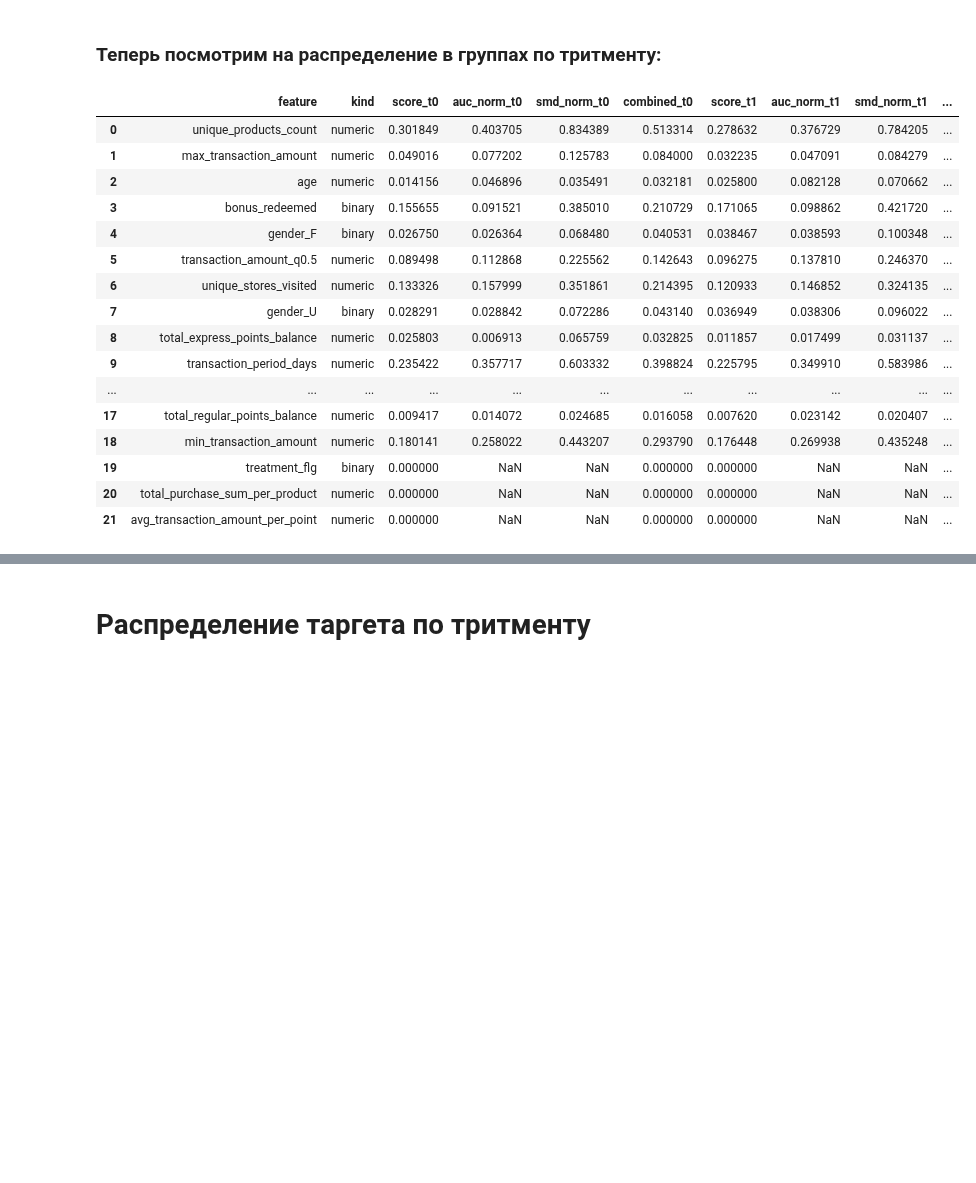
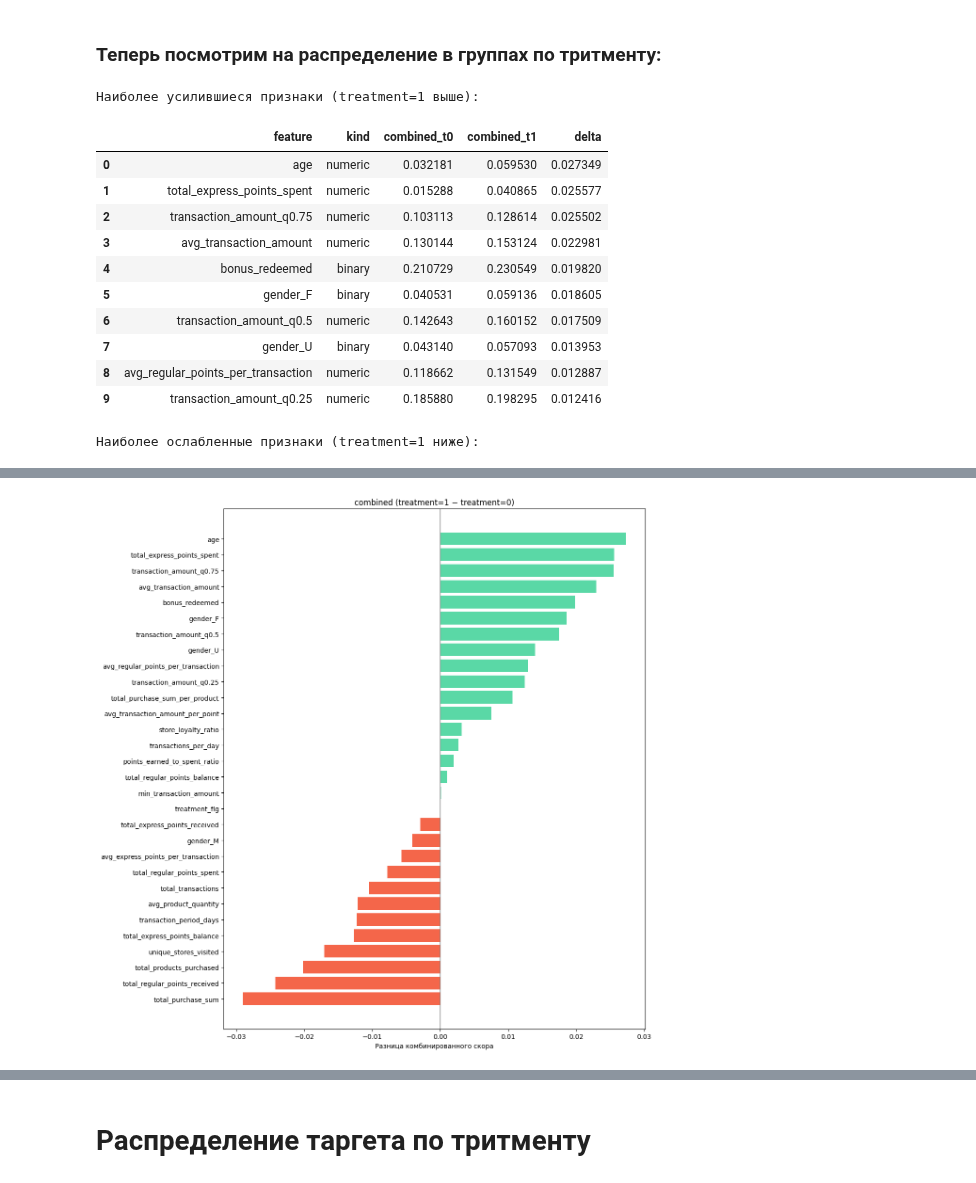
Before and after one commit to VShilovich/uplift-modeling-hse, a Jupyter notebook: EDA/eda.ipynb, the cells around one changed output, grey strips where cells are left out. Cells and saved outputs as stored; diff of their text form; code cells hidden in the pictures; blank space fills up the shorter version.

```diff
--- a/EDA/eda.ipynb
+++ b/EDA/eda.ipynb
@@ -691,4 +730,7 @@ class TargetScore:
 # %%
 import warnings
 warnings.filterwarnings('ignore')
+# %%
+max_val = np.finfo(np.float64).max
+final_df_for_analysis = final_df_for_analysis.replace(np.inf, max_val).replace(-np.inf, -max_val)
 # %%
@@ -724,43 +765,48 @@ summary
 # %% [markdown]
 ### Теперь посмотрим на распределение в группах по тритменту:
 # %%
-# сравнение информативности признаков между treatment-группами
+summary_t0 = feature_summary(final_df_for_analysis.query("treatment_flg == 0"), target="target")
+summary_t1 = feature_summary(final_df_for_analysis.query("treatment_flg == 1"), target="target")
 
-ts_treat = TargetScore(target_col="target", ignore_dates=True, min_cat_freq=0.005)
+compare = (
+    summary_t0[["feature", "kind", "combined"]]
+    .merge(summary_t1[["feature", "combined"]],
+           on="feature", suffixes=("_t0", "_t1"))
+)
 
-summary_t0 = ts_treat.summarize(final_df_for_analysis_reducted.query("treatment_flg == 0"))
-summary_t1 = ts_treat.summarize(final_df_for_analysis_reducted.query("treatment_flg == 1"))
+# Разница между treatment=1 и treatment=0
+compare["delta"] = compare["combined_t1"] - compare["combined_t0"]
+compare = compare.sort_values("delta", ascending=False).reset_index(drop=True)
 
-# Сопоставляем фичи из обеих таблиц
-cols = ["feature", "kind", "score", "auc_norm", "smd_norm", "combined"]
-cmp = (summary_t0[cols].merge(summary_t1[["feature","score","auc_norm","smd_norm","combined"]],
-                              on="feature", suffixes=("_t0","_t1")))
+print("Наиболее усилившиеся признаки (treatment=1 выше):")
+display(compare.head(10))
 
-# Дельты (подписанные и абсолютные)
-for m in ["score","auc_norm","smd_norm","combined"]:
-    cmp[f"delta_{m}"] = cmp[f"{m}_t1"] - cmp[f"{m}_t0"]
-    cmp[f"delta_{m}_abs"] = cmp[f"delta_{m}"].abs()
+print("Наиболее ослабленные признаки (treatment=1 ниже):")
+display(compare.tail(10))
 
-# Сортируем по расхождению интегральной метрики
-cmp_sorted = cmp.sort_values("delta_combined_abs", ascending=False).reset_index(drop=True)
 
-# Итоговая таблица сравнения
-cmp_sorted.head(30)
+plt.figure(figsize=(12, max(5, 0.4*len(compare.head(30)))))
+sub = compare.head(30).iloc[::-1]
+
+colors = np.where(sub["delta"] > 0, "#5AD8A6", "#F4664A")
+
+plt.barh(sub["feature"], sub["delta"], color=colors)
+plt.axvline(0, color="gray", lw=1)
+plt.title("combined (treatment=1 − treatment=0)")
+plt.xlabel("Разница комбинированного скора")
+plt.tight_layout()
+plt.show()
 # %% [output]
+Наиболее усилившиеся признаки (treatment=1 выше):
-|  | feature | kind | score_t0 | auc_norm_t0 | smd_norm_t0 | combined_t0 | score_t1 | auc_norm_t1 | smd_norm_t1 | ... |
-| 0 | unique_products_count | numeric | 0.301849 | 0.403705 | 0.834389 | 0.513314 | 0.278632 | 0.376729 | 0.784205 | ... |
-| 1 | max_transaction_amount | numeric | 0.049016 | 0.077202 | 0.125783 | 0.084000 | 0.032235 | 0.047091 | 0.084279 | ... |
-| 2 | age | numeric | 0.014156 | 0.046896 | 0.035491 | 0.032181 | 0.025800 | 0.082128 | 0.070662 | ... |
-| 3 | bonus_redeemed | binary | 0.155655 | 0.091521 | 0.385010 | 0.210729 | 0.171065 | 0.098862 | 0.421720 | ... |
-| 4 | gender_F | binary | 0.026750 | 0.026364 | 0.068480 | 0.040531 | 0.038467 | 0.038593 | 0.100348 | ... |
-| 5 | transaction_amount_q0.5 | numeric | 0.089498 | 0.112868 | 0.225562 | 0.142643 | 0.096275 | 0.137810 | 0.246370 | ... |
-| 6 | unique_stores_visited | numeric | 0.133326 | 0.157999 | 0.351861 | 0.214395 | 0.120933 | 0.146852 | 0.324135 | ... |
-| 7 | gender_U | binary | 0.028291 | 0.028842 | 0.072286 | 0.043140 | 0.036949 | 0.038306 | 0.096022 | ... |
-| 8 | total_express_points_balance | numeric | 0.025803 | 0.006913 | 0.065759 | 0.032825 | 0.011857 | 0.017499 | 0.031137 | ... |
-| 9 | transaction_period_days | numeric | 0.235422 | 0.357717 | 0.603332 | 0.398824 | 0.225795 | 0.349910 | 0.583986 | ... |
-| ... | ... | ... | ... | ... | ... | ... | ... | ... | ... | ... |
-| 17 | total_regular_points_balance | numeric | 0.009417 | 0.014072 | 0.024685 | 0.016058 | 0.007620 | 0.023142 | 0.020407 | ... |
-| 18 | min_transaction_amount | numeric | 0.180141 | 0.258022 | 0.443207 | 0.293790 | 0.176448 | 0.269938 | 0.435248 | ... |
-| 19 | treatment_flg | binary | 0.000000 | NaN | NaN | 0.000000 | 0.000000 | NaN | NaN | ... |
-| 20 | total_purchase_sum_per_product | numeric | 0.000000 | NaN | NaN | 0.000000 | 0.000000 | NaN | NaN | ... |
-| 21 | avg_transaction_amount_per_point | numeric | 0.000000 | NaN | NaN | 0.000000 | 0.000000 | NaN | NaN | ... |
+|  | feature | kind | combined_t0 | combined_t1 | delta |
+| 0 | age | numeric | 0.032181 | 0.059530 | 0.027349 |
+| 1 | total_express_points_spent | numeric | 0.015288 | 0.040865 | 0.025577 |
+| 2 | transaction_amount_q0.75 | numeric | 0.103113 | 0.128614 | 0.025502 |
+| 3 | avg_transaction_amount | numeric | 0.130144 | 0.153124 | 0.022981 |
+| 4 | bonus_redeemed | binary | 0.210729 | 0.230549 | 0.019820 |
+| 5 | gender_F | binary | 0.040531 | 0.059136 | 0.018605 |
+| 6 | transaction_amount_q0.5 | numeric | 0.142643 | 0.160152 | 0.017509 |
+| 7 | gender_U | binary | 0.043140 | 0.057093 | 0.013953 |
+| 8 | avg_regular_points_per_transaction | numeric | 0.118662 | 0.131549 | 0.012887 |
+| 9 | transaction_amount_q0.25 | numeric | 0.185880 | 0.198295 | 0.012416 |
+Наиболее ослабленные признаки (treatment=1 ниже):
@@ -766,0 +824 @@ cmp_sorted.head(30)
+[figure, added]
```
Also changed, not shown: parts of 20 cells of this notebook.
